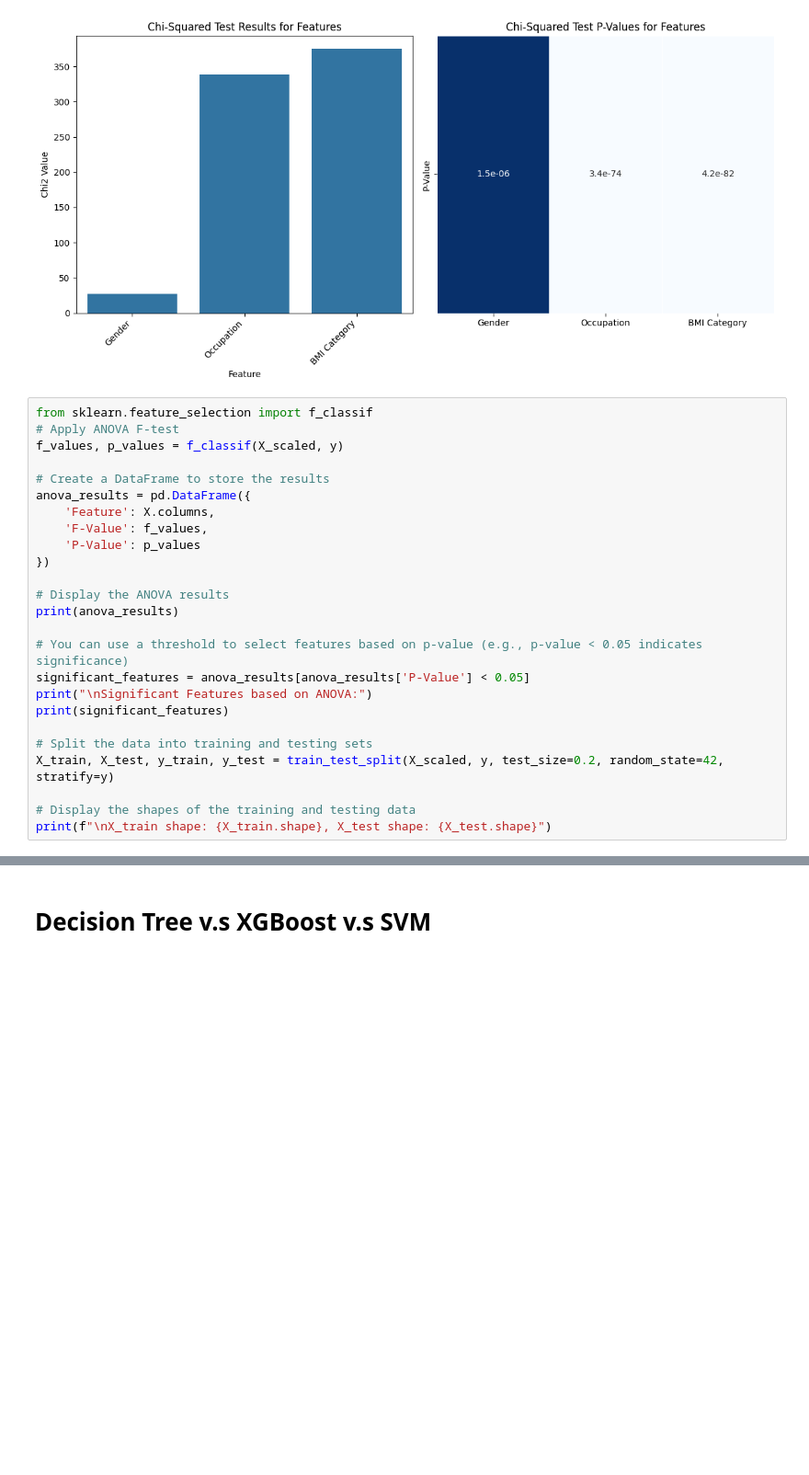
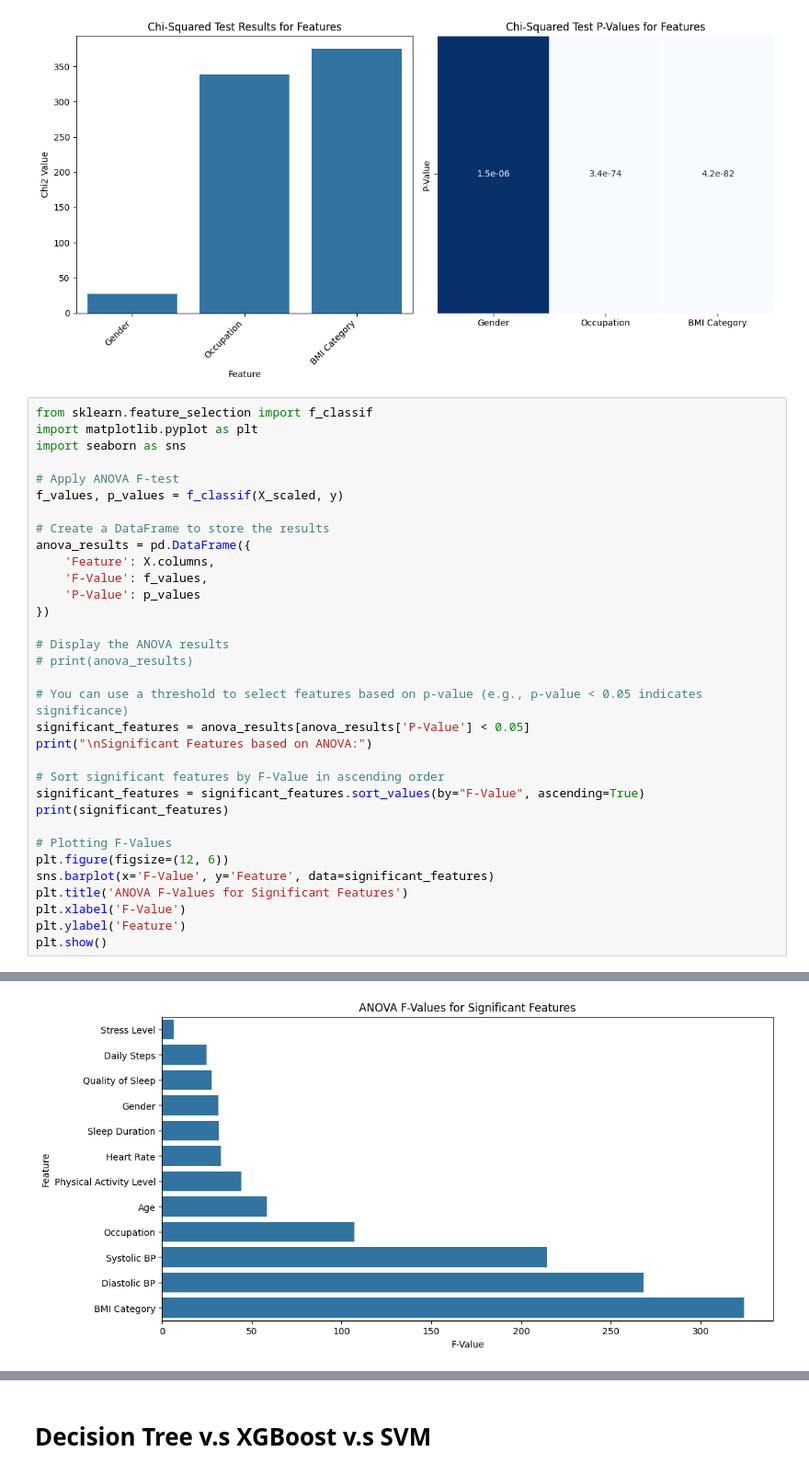
Before and after one commit to JiaLong0209/tku-113-1-statistics-report, a Jupyter notebook: machine_learning.ipynb, the cells around one changed output, grey strips where cells are left out. Shown at 92% size. Cells and saved outputs as stored; diff of their text form; blank space fills up the shorter version.

```diff
--- a/machine_learning.ipynb
+++ b/machine_learning.ipynb
@@ -253,6 +295,9 @@ plt.show()
 [figure]
 # %%
 from sklearn.feature_selection import f_classif
+import matplotlib.pyplot as plt
+import seaborn as sns
+
 # Apply ANOVA F-test
 f_values, p_values = f_classif(X_scaled, y)
 
@@ -264,16 +309,21 @@ anova_results = pd.DataFrame({
 })
 
 # Display the ANOVA results
-print(anova_results)
+# print(anova_results)
 
 # You can use a threshold to select features based on p-value (e.g., p-value < 0.05 indicates significance)
 significant_features = anova_results[anova_results['P-Value'] < 0.05]
 print("\nSignificant Features based on ANOVA:")
+
+# Sort significant features by F-Value in ascending order
+significant_features = significant_features.sort_values(by="F-Value", ascending=True)
 print(significant_features)
 
-# Split the data into training and testing sets
-X_train, X_test, y_train, y_test = train_test_split(X_scaled, y, test_size=0.2, random_state=42, stratify=y)
-
-# Display the shapes of the training and testing data
-print(f"\nX_train shape: {X_train.shape}, X_test shape: {X_test.shape}")
+# Plotting F-Values
+plt.figure(figsize=(12, 6))
+sns.barplot(x='F-Value', y='Feature', data=significant_features)
+plt.title('ANOVA F-Values for Significant Features')
+plt.xlabel('F-Value')
+plt.ylabel('Feature')
+plt.show()
 # %% [output]
@@ -296,0 +344 @@ X_train shape: (299, 12), X_test shape: (75, 12)
+[figure, added]
```
Also changed, not shown: parts of 29 cells of this notebook, 1 other file.
